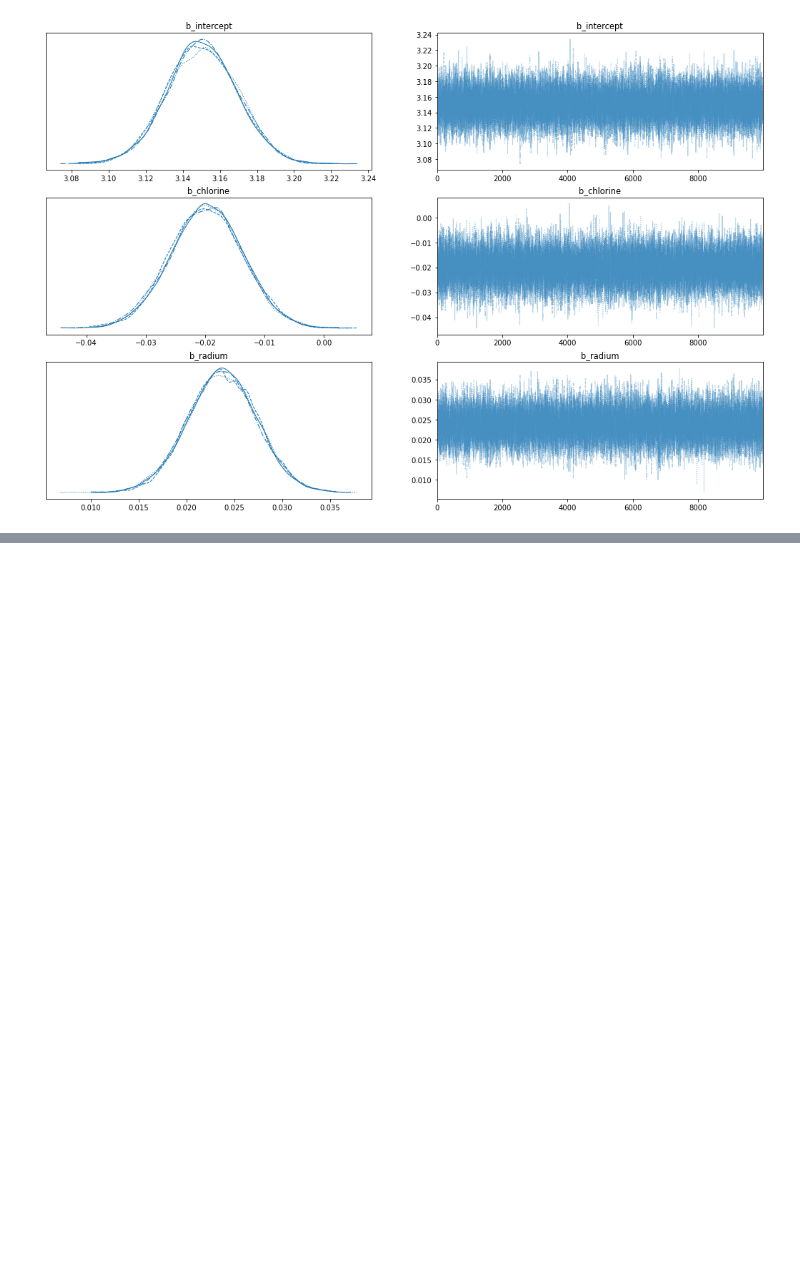
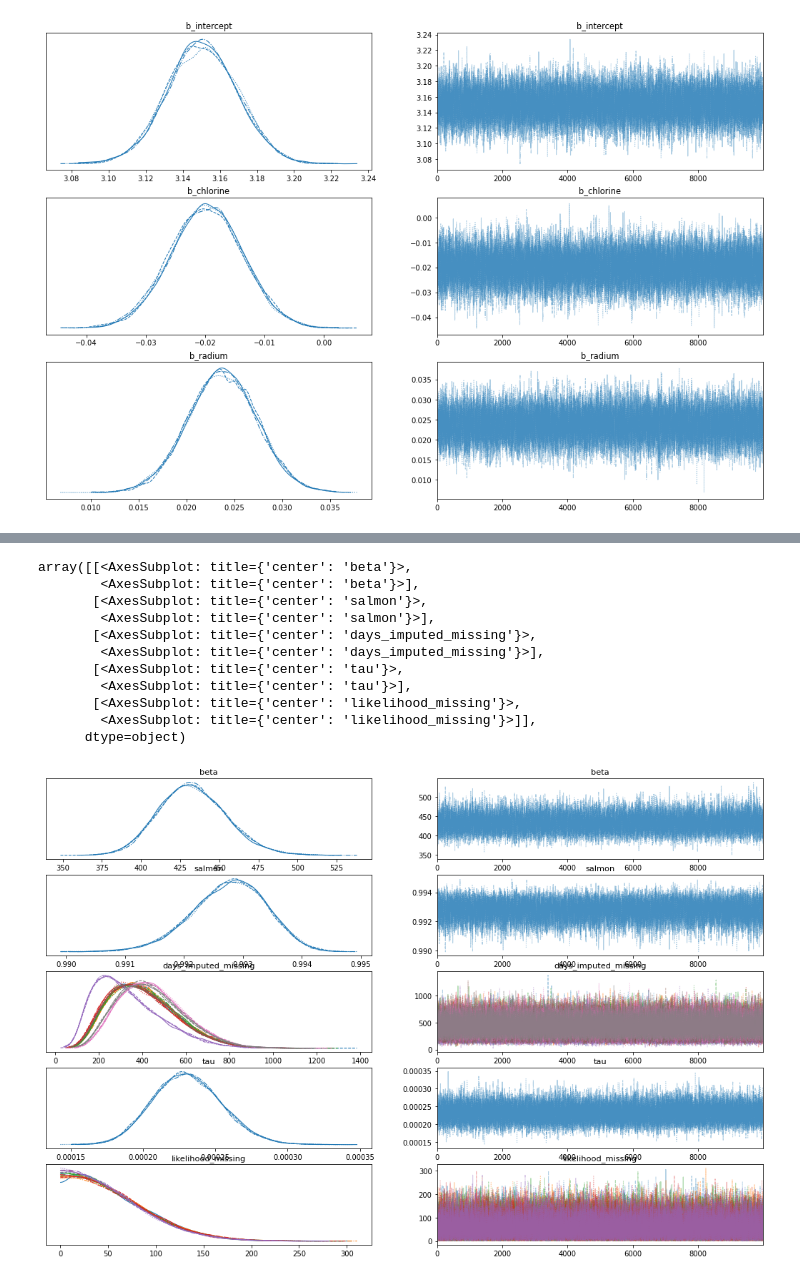
Before and after one commit to sam-tritto/bayesian-regressions, a Jupyter notebook: Bayesian Regression.ipynb, the cells around one changed output, grey strips where cells are left out. Cells and saved outputs as stored; diff of their text form; code cells hidden in the pictures; blank space fills up the shorter version.

```diff
--- a/Bayesian Regression.ipynb
+++ b/Bayesian Regression.ipynb
@@ -370,0 +411,6 @@ pm.model_to_graphviz(m)
+# %%
+salmon_min = data['salmon'].min()
+salmon_max = data['salmon'].max()
+# %%
+days_mean = data['days'].mean()
+days_std = data['days'].std()
@@ -370,0 +423,29 @@ pm.model_to_graphviz(m)
+# %%
+with pm.Model() as m:
+
+    # priors
+    b0 = pm.Normal("beta", mu=0, sigma=1000)
+    s = pm.Normal("salmon", mu=0, sigma=1000)
+
+    tau = pm.Gamma("tau", alpha=0.001, beta=0.001)
+    sigma = 1 / pm.math.sqrt(tau)
+
+    days_imputed = pm.Normal("days_imputed", mu=days_mean, sigma=days_std, observed=days)
+
+
+    mu = (b0 * (s ** days_imputed))
+
+    # likelihood
+    likelihood = pm.TruncatedNormal("likelihood", mu=mu, sigma=sigma, lower=salmon_min, upper=salmon_max + (salmon_max*0.1), observed=salmon)
+
+    # start sampling
+    trace = pm.sample(
+        10000,  # samples
+        chains=4,
+        tune=1000,
+        init="jitter+adapt_diag_grad",
+        random_seed=42,
+        cores=4,
+        return_inferencedata=True,
+        target_accept=0.95,
+    )
@@ -370,0 +522,15 @@ pm.model_to_graphviz(m)
+# %%
+az.plot_trace(trace, figsize=(18, 12))
+# %% [output]
+array([[<AxesSubplot: title={'center': 'beta'}>,
+        <AxesSubplot: title={'center': 'beta'}>],
+       [<AxesSubplot: title={'center': 'salmon'}>,
+        <AxesSubplot: title={'center': 'salmon'}>],
+       [<AxesSubplot: title={'center': 'days_imputed_missing'}>,
+        <AxesSubplot: title={'center': 'days_imputed_missing'}>],
+       [<AxesSubplot: title={'center': 'tau'}>,
+        <AxesSubplot: title={'center': 'tau'}>],
+       [<AxesSubplot: title={'center': 'likelihood_missing'}>,
+        <AxesSubplot: title={'center': 'likelihood_missing'}>]],
+      dtype=object)
+[figure, added]
```
Also changed, not shown: parts of 18 cells of this notebook.
